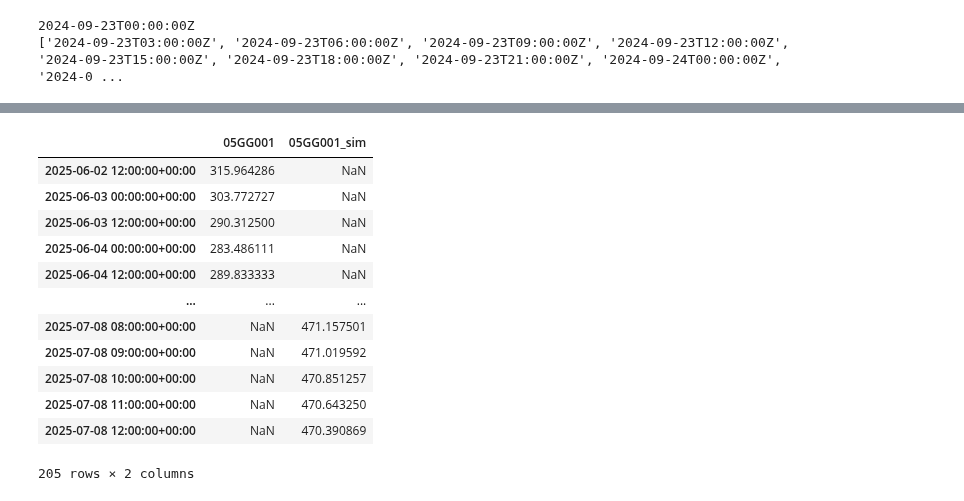
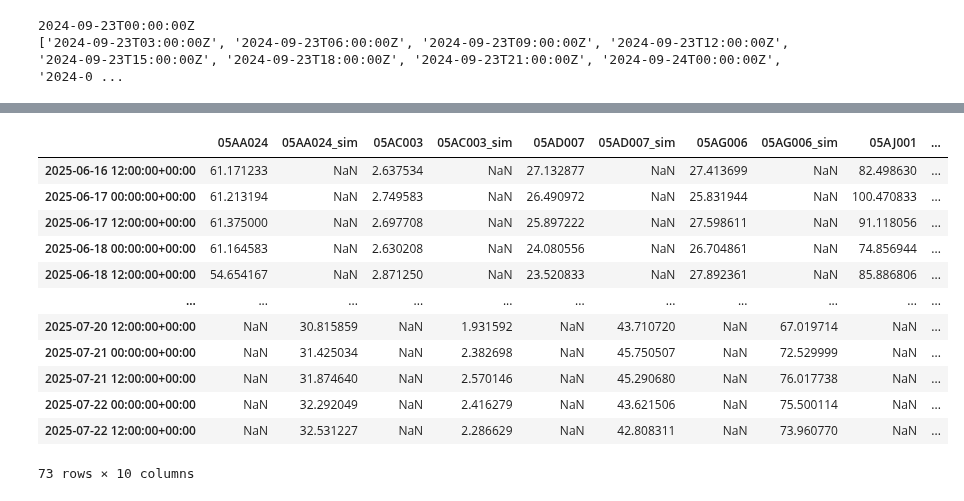
Before and after one commit to UchechukwuUdenze/NHS_PostProcessing, a Jupyter notebook: postprocessinglib/forecast/ehps.ipynb, the cells around one changed output, grey strips where cells are left out. Cells and saved outputs as stored; diff of their text form; code cells hidden in the pictures.

```diff
--- a/postprocessinglib/forecast/ehps.ipynb
+++ b/postprocessinglib/forecast/ehps.ipynb
@@ -933,3 +951,14 @@ import glob
 from postprocessinglib.evaluation import data, metrics, visuals
 from postprocessinglib.forecast import forecast
 from postprocessinglib.utilities import _helper_functions as hlp
+# %%
+json_file = 'available_stations.json'
+# Load the JSON file
+with open(json_file, 'r') as f:
+    dt = json.load(f)
+
+# Extract station numbers
+station = [feature['properties']['STATION_NUMBER'] for feature in dt['features']]
+
+# Print or use the list
+print(station)
@@ -936,10 +967,11 @@ from postprocessinglib.utilities import _helper_functions as hlp
 # %%
 from datetime import datetime, timezone
 from dateutil.relativedelta import relativedelta
+from GeneralProcessing.gen_streamflow_file import GenStreamflowFile
 gen_flow = GenStreamflowFile()
 
-start_date = "1980-03-01"
-end_date   = "2018-01-10"
+# start_date = "1980-03-01"
+# end_date   = "2018-01-10"
 
 
 end_dt = datetime.now(timezone.utc).replace(microsecond=0)
@@ -947,7 +979,7 @@ start_dt = end_dt - relativedelta(months=1)
 start = start_dt.strftime("%Y-%m-%dT%H:%M:%SZ")
 end   = end_dt.strftime("%Y-%m-%dT%H:%M:%SZ")
 df_rt, meta_rt = gen_flow.fetch_hydrometric_realtime_full_range(
-    station_numbers=["05GG001","05AC012"],
+    station_numbers=station[:5],
     start=start, end=end,
     window_days=1, freq_hours=12
 )
@@ -989,9 +1021,9 @@ df_rt
 # %%
 layer_name = 'DHPS_1km_RiverDischarge'
-sim = forecast.main(
+sim_rt = forecast.main(
     auth_path='../config.cfg',
-    stn_list=["05GG001","05AC012"],
+    stn_list=station[:5],
     layer_name=layer_name,
-    stn_locs_file='nsrps_model_stn_locs.json'
+    stn_locs_file='available_stations.json'
 )
 # %% [output]
@@ -1019,0 +1052,5 @@ sim
+# %%
+simcopy = sim_rt.copy()
+simcopy.index = simcopy.index.tz_localize('UTC')
+simcopy = simcopy.resample('12h').mean()
+simcopy
@@ -1020,34 +1073,34 @@ sim
 # %%
 obs = df_rt.copy()
 
 merged_cols = []
-new_column_names = []
+# new_column_names = []
 
-for col1, col2 in zip(obs.columns, sim.columns):
+for col1, col2 in zip(obs.columns, simcopy.columns):
     merged_cols.append(obs[col1])
-    merged_cols.append(sim[col2])
-    new_column_names.extend([col1, col2])
+    merged_cols.append(simcopy[col2])
+#     new_column_names.extend([col1, col2])
 
 merged = pd.concat(merged_cols, axis=1)
-merged.columns = new_column_names
+# merged.columns = new_column_names
 # for col in merged:
 #     merged = pd.concat([merged, sim[[col]]], axis = 1)
-# # merged.join(sim)
-# # merged = df_rt.set_index(df_rt.index).join(sim).reset_index()
+# merged.join(sim)
+# merged = df_rt.set_index(df_rt.index).join(sim).reset_index()
 
-merged=merged.iloc[:, :-2]
+# merged=merged.iloc[:, :-2]
 merged
 # %% [output]
-|  | 05GG001 | 05GG001_sim |
-| 2025-06-02 12:00:00+00:00 | 315.964286 | NaN |
-| 2025-06-03 00:00:00+00:00 | 303.772727 | NaN |
-| 2025-06-03 12:00:00+00:00 | 290.312500 | NaN |
-| 2025-06-04 00:00:00+00:00 | 283.486111 | NaN |
-| 2025-06-04 12:00:00+00:00 | 289.833333 | NaN |
-| ... | ... | ... |
-| 2025-07-08 08:00:00+00:00 | NaN | 471.157501 |
-| 2025-07-08 09:00:00+00:00 | NaN | 471.019592 |
-| 2025-07-08 10:00:00+00:00 | NaN | 470.851257 |
-| 2025-07-08 11:00:00+00:00 | NaN | 470.643250 |
-| 2025-07-08 12:00:00+00:00 | NaN | 470.390869 |
+|  | 05AA024 | 05AA024_sim | 05AC003 | 05AC003_sim | 05AD007 | 05AD007_sim | 05AG006 | 05AG006_sim | 05AJ001 | ... |
+| 2025-06-16 12:00:00+00:00 | 61.171233 | NaN | 2.637534 | NaN | 27.132877 | NaN | 27.413699 | NaN | 82.498630 | ... |
+| 2025-06-17 00:00:00+00:00 | 61.213194 | NaN | 2.749583 | NaN | 26.490972 | NaN | 25.831944 | NaN | 100.470833 | ... |
+| 2025-06-17 12:00:00+00:00 | 61.375000 | NaN | 2.697708 | NaN | 25.897222 | NaN | 27.598611 | NaN | 91.118056 | ... |
+| 2025-06-18 00:00:00+00:00 | 61.164583 | NaN | 2.630208 | NaN | 24.080556 | NaN | 26.704861 | NaN | 74.856944 | ... |
+| 2025-06-18 12:00:00+00:00 | 54.654167 | NaN | 2.871250 | NaN | 23.520833 | NaN | 27.892361 | NaN | 85.886806 | ... |
+| ... | ... | ... | ... | ... | ... | ... | ... | ... | ... | ... |
+| 2025-07-20 12:00:00+00:00 | NaN | 30.815859 | NaN | 1.931592 | NaN | 43.710720 | NaN | 67.019714 | NaN | ... |
+| 2025-07-21 00:00:00+00:00 | NaN | 31.425034 | NaN | 2.382698 | NaN | 45.750507 | NaN | 72.529999 | NaN | ... |
+| 2025-07-21 12:00:00+00:00 | NaN | 31.874640 | NaN | 2.570146 | NaN | 45.290680 | NaN | 76.017738 | NaN | ... |
+| 2025-07-22 00:00:00+00:00 | NaN | 32.292049 | NaN | 2.416279 | NaN | 43.621506 | NaN | 75.500114 | NaN | ... |
+| 2025-07-22 12:00:00+00:00 | NaN | 32.531227 | NaN | 2.286629 | NaN | 42.808311 | NaN | 73.960770 | NaN | ... |
-205 rows × 2 columns
+73 rows × 10 columns
```
Also changed, not shown: parts of 30 cells of this notebook, 4 other files.
